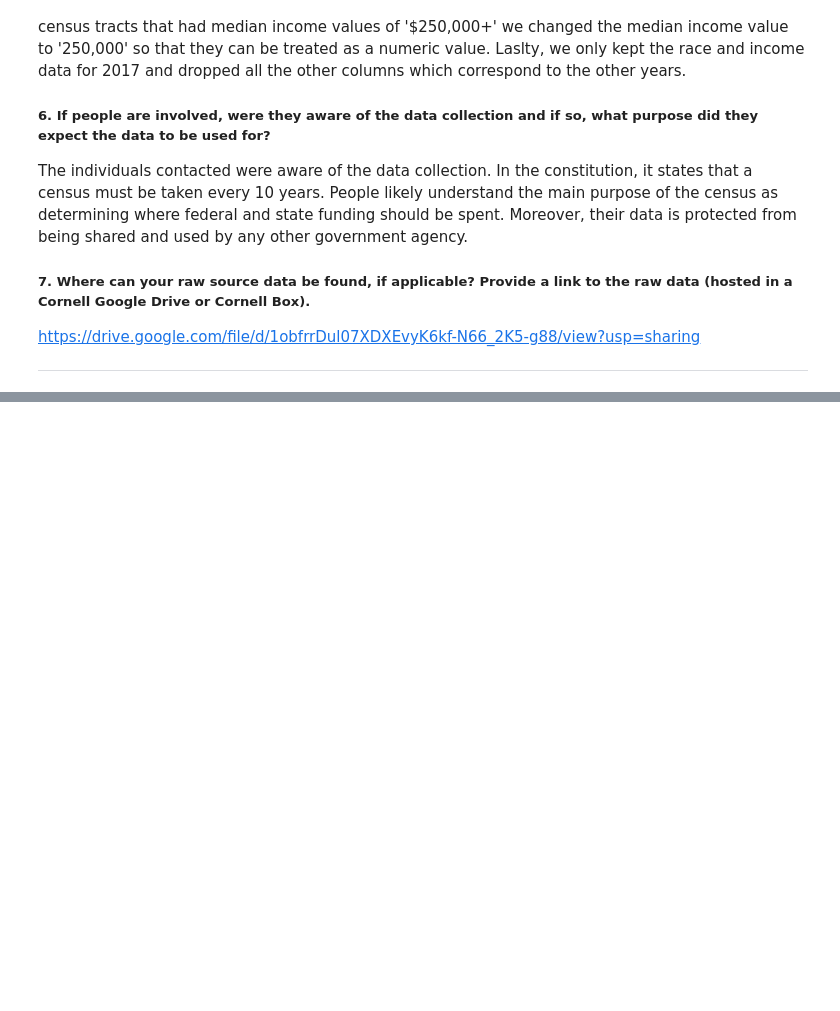
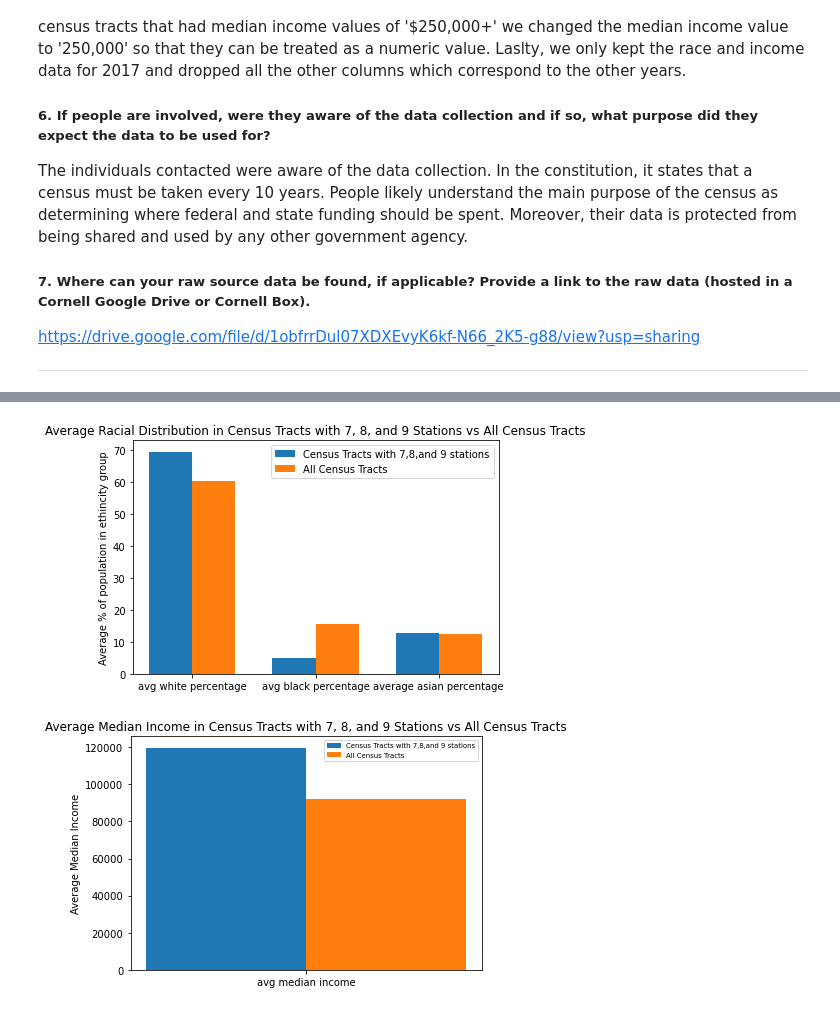
Before and after one commit to shljessie/INFO-2950, a Jupyter notebook: project_phase_submissions/final.ipynb, the cells around one changed output, grey strips where cells are left out. Drawn from its saved outputs; the diff is of its cells as text; code cells hidden in the pictures; blank space fills up the shorter version.

```diff
--- a/project_phase_submissions/final.ipynb
+++ b/project_phase_submissions/final.ipynb
@@ -269,0 +349,38 @@ _________
+# %%
+#obtaining the proportion of each racial category in the census tracts
+race_income_df['white_pct'] = 100*(race_income_df['2017_white_population'] / race_income_df['2017_population'])
+race_income_df['black_pct'] = 100*(race_income_df['2017_black_population'] / race_income_df['2017_population'])
+race_income_df['asian_pct'] = 100*(race_income_df['2017_asian_population'] / race_income_df['2017_population'])
+#Selecting the race and income information for census tracts that have 7, 8, and 9 stations
+selector = trip_station_geoid[trip_station_geoid['num_stations'].apply(lambda x: x in [7,8,9])]['geoid']
+most_stations_ri = race_income_df[race_income_df['geoid'].apply(lambda x: x in list(selector))]
+most_stations_race_means = np.array(most_stations_ri.mean(axis=0).loc[['white_pct','black_pct','asian_pct']])
+most_stations_income_mean = np.array(most_stations_ri.mean(axis=0).loc['2017_median_income'])
+#selecting race and income rows for all census tracts that have at least one station
+race_income_w_stations_df = race_income_df[race_income_df['geoid'].apply(lambda x: x in list(stations_df['geoid'].unique()))]
+stations_census_tracts_race_means = race_income_w_stations_df.mean(axis=0).loc[['white_pct','black_pct','asian_pct']]
+stations_census_tracts_income_mean = race_income_w_stations_df.mean(axis=0).loc['2017_median_income']
+
+def plot_bar(labels,data1,data2,ylabel,title,fontsize):
+    x = np.arange(len(labels))  # the label locations
+    width = 0.35  # the width of the bars
+    fig, ax = plt.subplots()
+    rects1 = ax.bar(x - width/2, data1, width, label='Census Tracts with 7,8,and 9 stations')
+    rects2 = ax.bar(x + width/2, data2 , width, label='All Census Tracts')
+    ax.set_ylabel(ylabel)
+    ax.set_title(title)
+    ax.set_xticks(x)
+    ax.set_xticklabels(labels)
+    ax.legend(fontsize= fontsize)
+    fig.tight_layout()
+    plt.show()
+
+#plotting the grouped bar chart for racial ethnicities
+labels = ['avg white percentage', 'avg black percentage','average asian percentage']
+plot_bar(labels,most_stations_race_means,stations_census_tracts_race_means,'Average % of population in ethincity group','Average Racial Distribution in Census Tracts with 7, 8, and 9 Stations vs All Census Tracts','medium')
+#plotting the grouped bar chart for racial ethnicities
+labels = ['avg median income']
+plot_bar(labels,most_stations_income_mean,stations_census_tracts_income_mean,'Average Median Income','Average Median Income in Census Tracts with 7, 8, and 9 Stations vs All Census Tracts','x-small')
+# %% [output]
+[figure, added]
+[figure, added]
```
Also changed, not shown: parts of 20 cells of this notebook, 1 other file.
